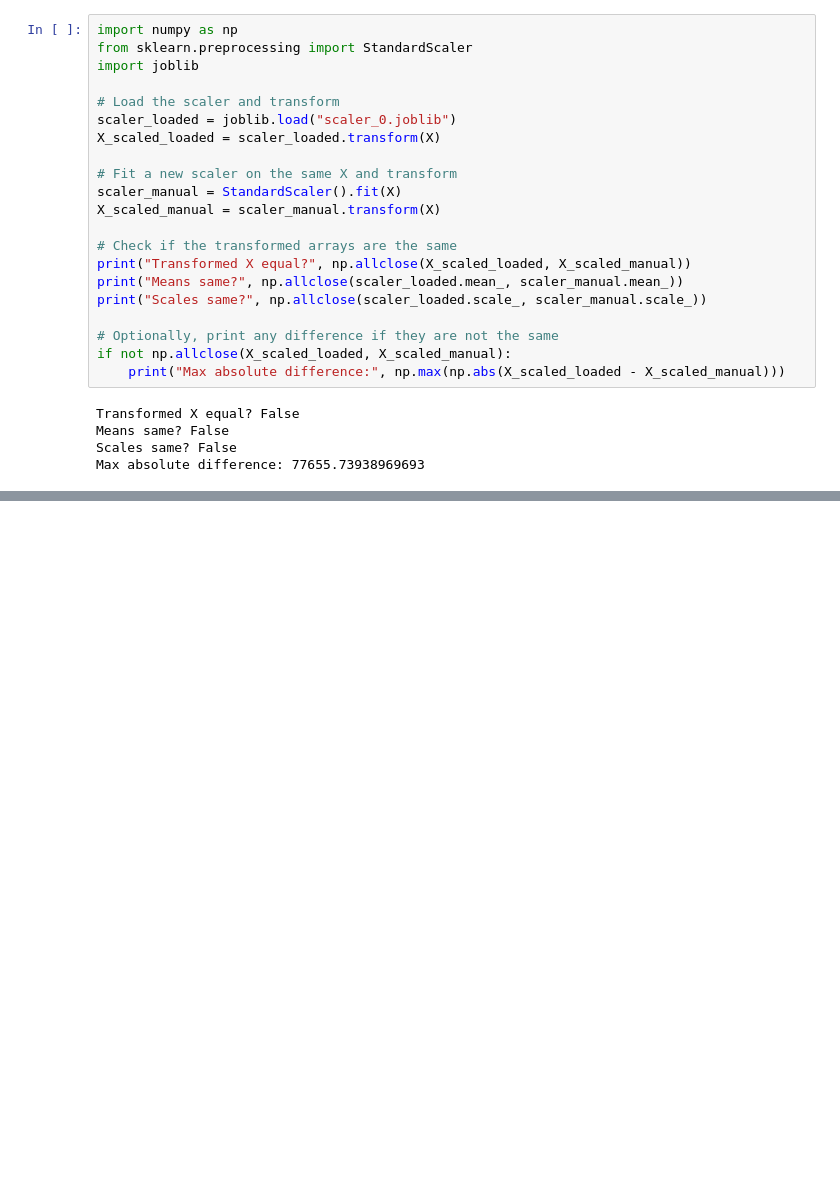
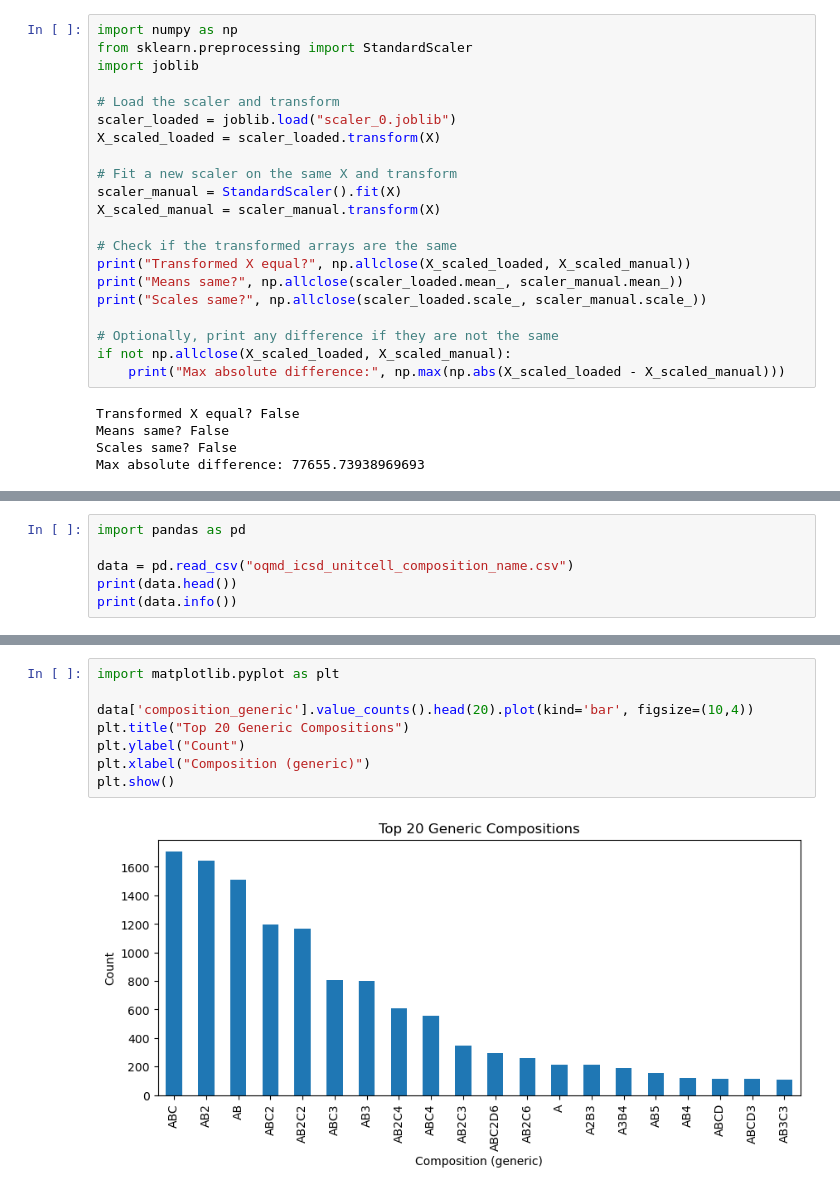
Before and after one commit to submerged-in-matrix/materials-ml-projects-, a Jupyter notebook: Projects/P_5_Oxidation_State_Assignment/P_5_Oxidation_State_Assignment.ipynb, the cells around one changed output, grey strips where cells are left out. Saved outputs shown, nothing was run; the diff lists cells and outputs as text; blank space fills up the shorter version.

Commit message:
new data loaded from OQMD

```diff
--- a/Projects/P_5_Oxidation_State_Assignment/P_5_Oxidation_State_Assignment.ipynb
+++ b/Projects/P_5_Oxidation_State_Assignment/P_5_Oxidation_State_Assignment.ipynb
@@ -234,0 +372,6 @@ Max absolute difference: 77655.73938969693
+# %%
+import pandas as pd
+
+data = pd.read_csv("oqmd_icsd_unitcell_composition_name.csv")
+print(data.head())
+print(data.info())
@@ -234,0 +396,10 @@ Max absolute difference: 77655.73938969693
+# %%
+import matplotlib.pyplot as plt
+
+data['composition_generic'].value_counts().head(20).plot(kind='bar', figsize=(10,4))
+plt.title("Top 20 Generic Compositions")
+plt.ylabel("Count")
+plt.xlabel("Composition (generic)")
+plt.show()
+# %% [output]
+[figure, added]
```
Also changed, not shown: parts of 19 cells of this notebook, 2 other files.
